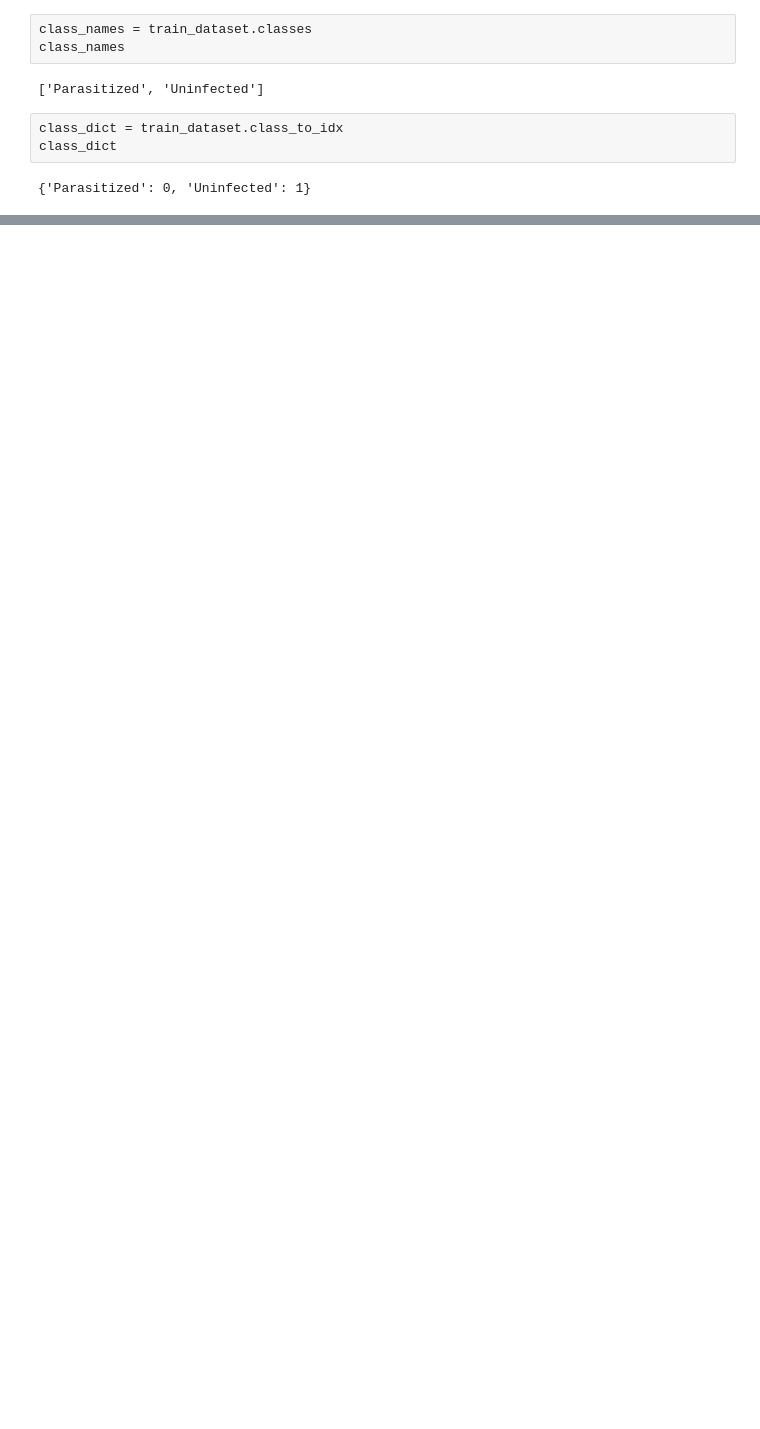
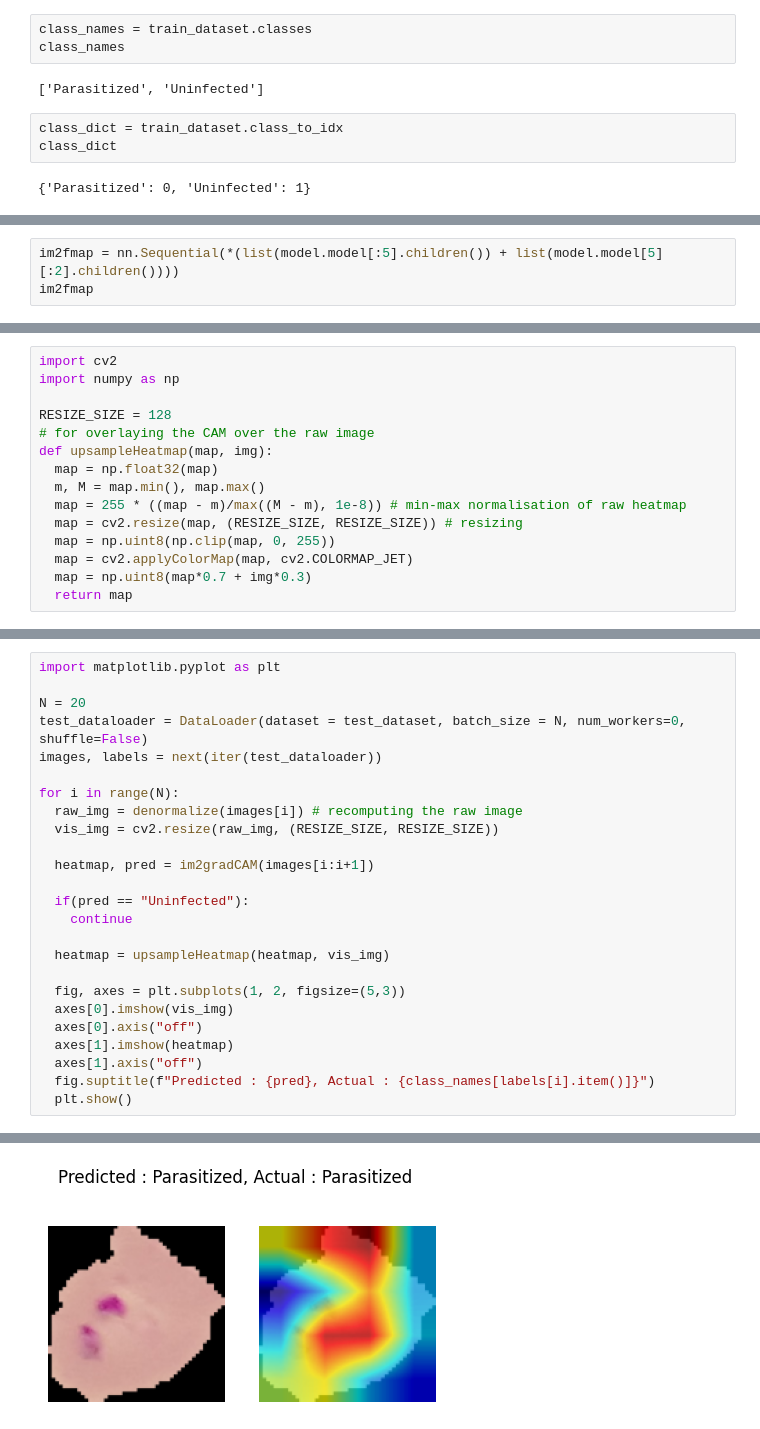
Before and after one commit to Krishanu2206/Malaria-Cell-Images-GRAD-CAM, a Jupyter notebook: notebook.ipynb, the cells around one changed output, grey strips where cells are left out. Drawn from its saved outputs; the diff is of its cells as text; blank space fills up the shorter version.

```diff
--- a/notebook.ipynb
+++ b/notebook.ipynb
@@ -196,0 +435,3 @@ train_dataloader, test_dataloader = create_dataloaders(train_dataset, test_datas
+# %%
+im2fmap = nn.Sequential(*(list(model.model[:5].children()) + list(model.model[5][:2].children())))
+im2fmap
@@ -196,0 +488,15 @@ train_dataloader, test_dataloader = create_dataloaders(train_dataset, test_datas
+# %%
+import cv2
+import numpy as np
+
+RESIZE_SIZE = 128
+# for overlaying the CAM over the raw image
+def upsampleHeatmap(map, img):
+  map = np.float32(map)
+  m, M = map.min(), map.max()
+  map = 255 * ((map - m)/max((M - m), 1e-8)) # min-max normalisation of raw heatmap
+  map = cv2.resize(map, (RESIZE_SIZE, RESIZE_SIZE)) # resizing
+  map = np.uint8(np.clip(map, 0, 255))
+  map = cv2.applyColorMap(map, cv2.COLORMAP_JET)
+  map = np.uint8(map*0.7 + img*0.3)
+  return map
@@ -196,0 +527,26 @@ train_dataloader, test_dataloader = create_dataloaders(train_dataset, test_datas
+# %%
+import matplotlib.pyplot as plt
+
+N = 20
+test_dataloader = DataLoader(dataset = test_dataset, batch_size = N, num_workers=0, shuffle=False)
+images, labels = next(iter(test_dataloader))
+
+for i in range(N):
+  raw_img = denormalize(images[i]) # recomputing the raw image
+  vis_img = cv2.resize(raw_img, (RESIZE_SIZE, RESIZE_SIZE))
+
+  heatmap, pred = im2gradCAM(images[i:i+1])
+
+  if(pred == "Uninfected"):
+    continue
+
+  heatmap = upsampleHeatmap(heatmap, vis_img)
+
+  fig, axes = plt.subplots(1, 2, figsize=(5,3))
+  axes[0].imshow(vis_img)
+  axes[0].axis("off")
+  axes[1].imshow(heatmap)
+  axes[1].axis("off")
+  fig.suptitle(f"Predicted : {pred}, Actual : {class_names[labels[i].item()]}")
+  plt.show()
+# %% [output]
@@ -196,0 +557 @@ train_dataloader, test_dataloader = create_dataloaders(train_dataset, test_datas
+[figure, added]
```
Also changed, not shown: parts of 27 cells of this notebook.
